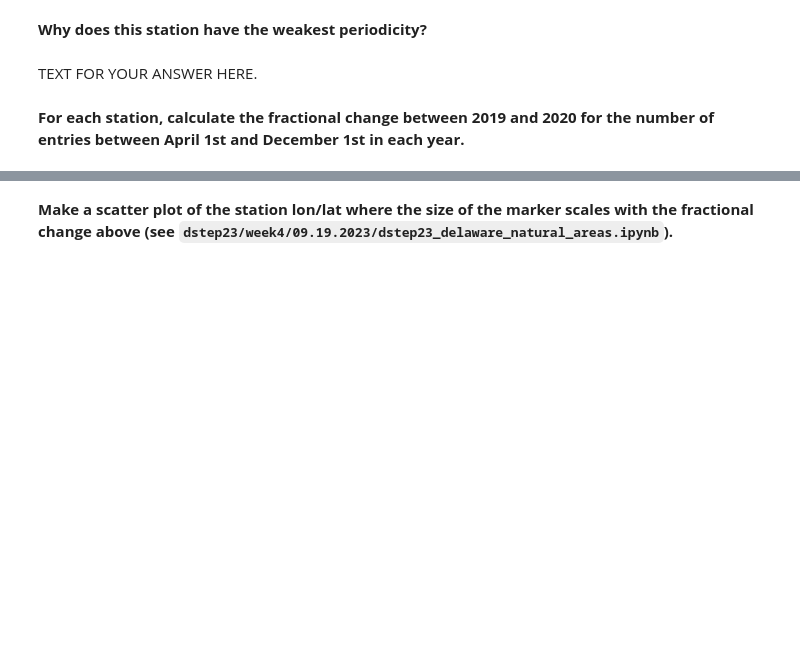
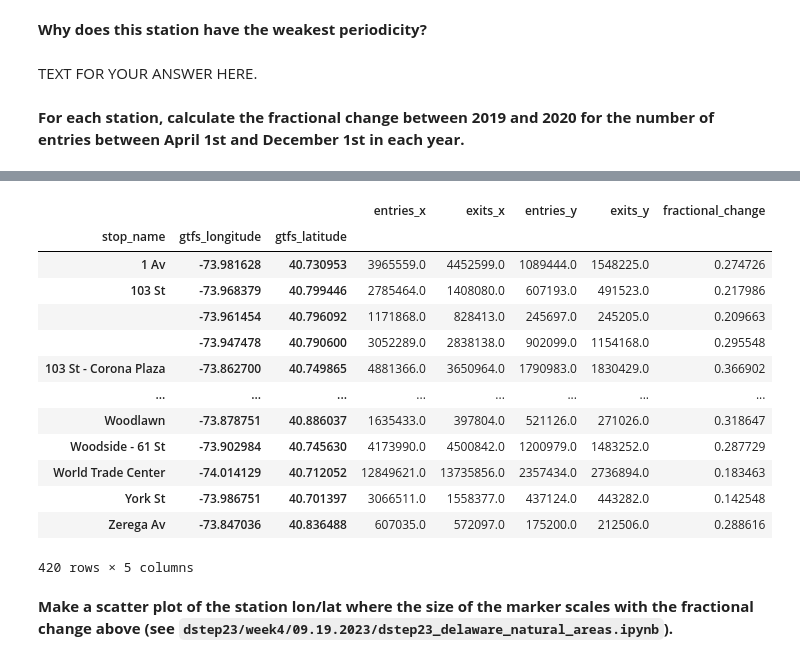
Before and after one commit to ReidelVichot/DSTEP23, a Jupyter notebook: assignments/dstep23_assignment_04_RVichot.ipynb, the cells around one changed output, grey strips where cells are left out. Saved outputs shown, nothing was run; the diff lists cells and outputs as text; code cells hidden in the pictures; blank space fills up the shorter version.

```diff
--- a/assignments/dstep23_assignment_04_RVichot.ipynb
+++ b/assignments/dstep23_assignment_04_RVichot.ipynb
@@ -394,2 +446,19 @@ TEXT FOR YOUR ANSWER HERE.
+# %%
+mta_seg
+# %% [output]
+|  |  |  | entries_x | exits_x | entries_y | exits_y | fractional_change |
+| stop_name | gtfs_longitude | gtfs_latitude |  |  |  |  |  |
+| 1 Av | -73.981628 | 40.730953 | 3965559.0 | 4452599.0 | 1089444.0 | 1548225.0 | 0.274726 |
+| 103 St | -73.968379 | 40.799446 | 2785464.0 | 1408080.0 | 607193.0 | 491523.0 | 0.217986 |
+|  | -73.961454 | 40.796092 | 1171868.0 | 828413.0 | 245697.0 | 245205.0 | 0.209663 |
+|  | -73.947478 | 40.790600 | 3052289.0 | 2838138.0 | 902099.0 | 1154168.0 | 0.295548 |
+| 103 St - Corona Plaza | -73.862700 | 40.749865 | 4881366.0 | 3650964.0 | 1790983.0 | 1830429.0 | 0.366902 |
+| ... | ... | ... | ... | ... | ... | ... | ... |
+| Woodlawn | -73.878751 | 40.886037 | 1635433.0 | 397804.0 | 521126.0 | 271026.0 | 0.318647 |
+| Woodside - 61 St | -73.902984 | 40.745630 | 4173990.0 | 4500842.0 | 1200979.0 | 1483252.0 | 0.287729 |
+| World Trade Center | -74.014129 | 40.712052 | 12849621.0 | 13735856.0 | 2357434.0 | 2736894.0 | 0.183463 |
+| York St | -73.986751 | 40.701397 | 3066511.0 | 1558377.0 | 437124.0 | 443282.0 | 0.142548 |
+| Zerega Av | -73.847036 | 40.836488 | 607035.0 | 572097.0 | 175200.0 | 212506.0 | 0.288616 |
+420 rows × 5 columns
 # %% [markdown]
 **Make a scatter plot of the station lon/lat where the size of the marker scales with the fractional change above (see `dstep23/week4/09.19.2023/dstep23_delaware_natural_areas.ipynb`).**
```
Also changed, not shown: parts of 22 cells of this notebook.
